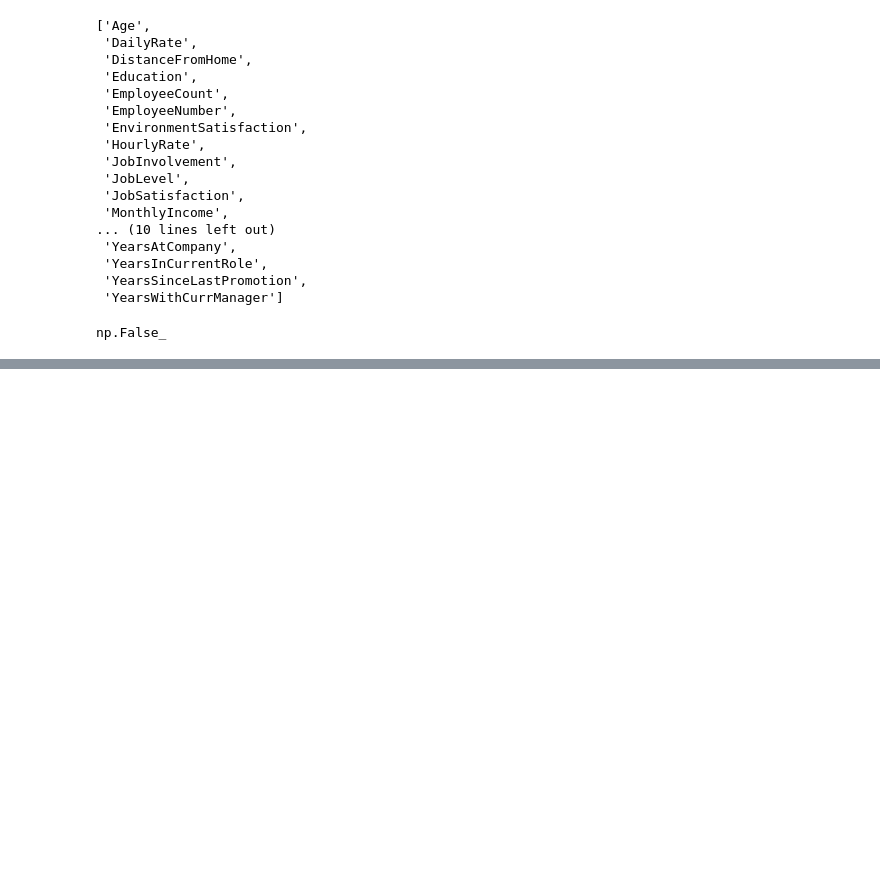
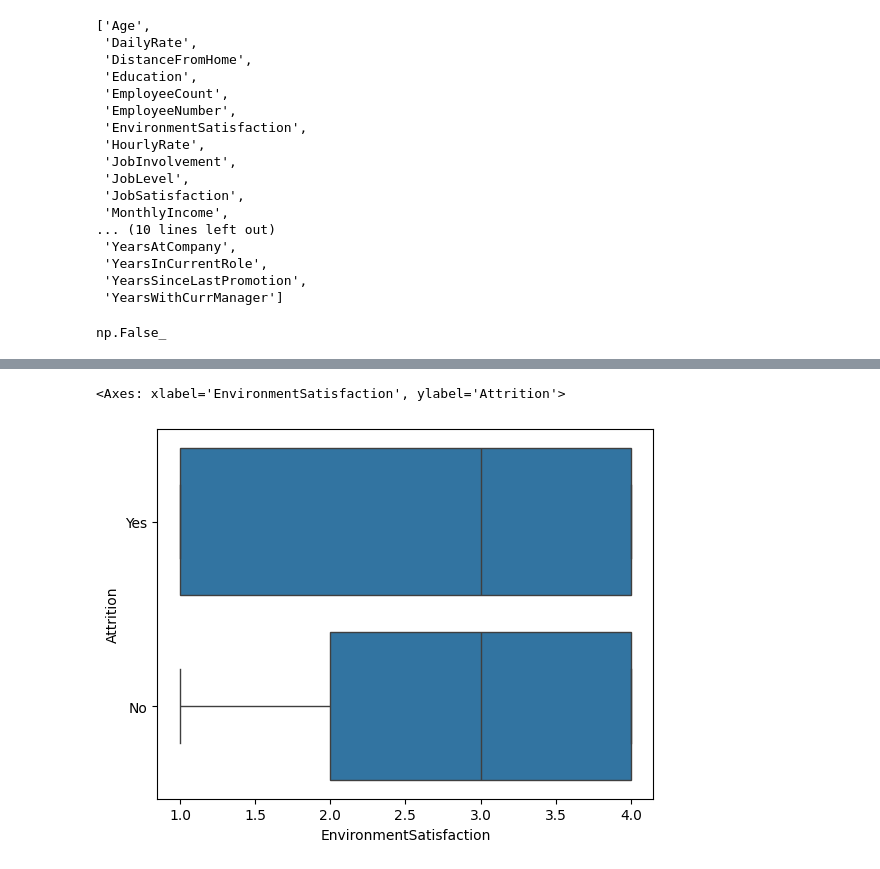
Before and after one commit to Nikesh5005/ML_PROJ, a Jupyter notebook: decision_tree.ipynb, the cells around one changed output, grey strips where cells are left out. Saved outputs shown, nothing was run; the diff lists cells and outputs as text; code cells hidden in the pictures; blank space fills up the shorter version.

```diff
--- a/decision_tree.ipynb
+++ b/decision_tree.ipynb
@@ -101,0 +98,5 @@ hello
+# %%
+sns.boxplot(data=df, x='EnvironmentSatisfaction',y='Attrition')
+# %% [output]
+<Axes: xlabel='EnvironmentSatisfaction', ylabel='Attrition'>
+[figure, added]
```
Also changed, not shown: parts of 2 cells of this notebook.
